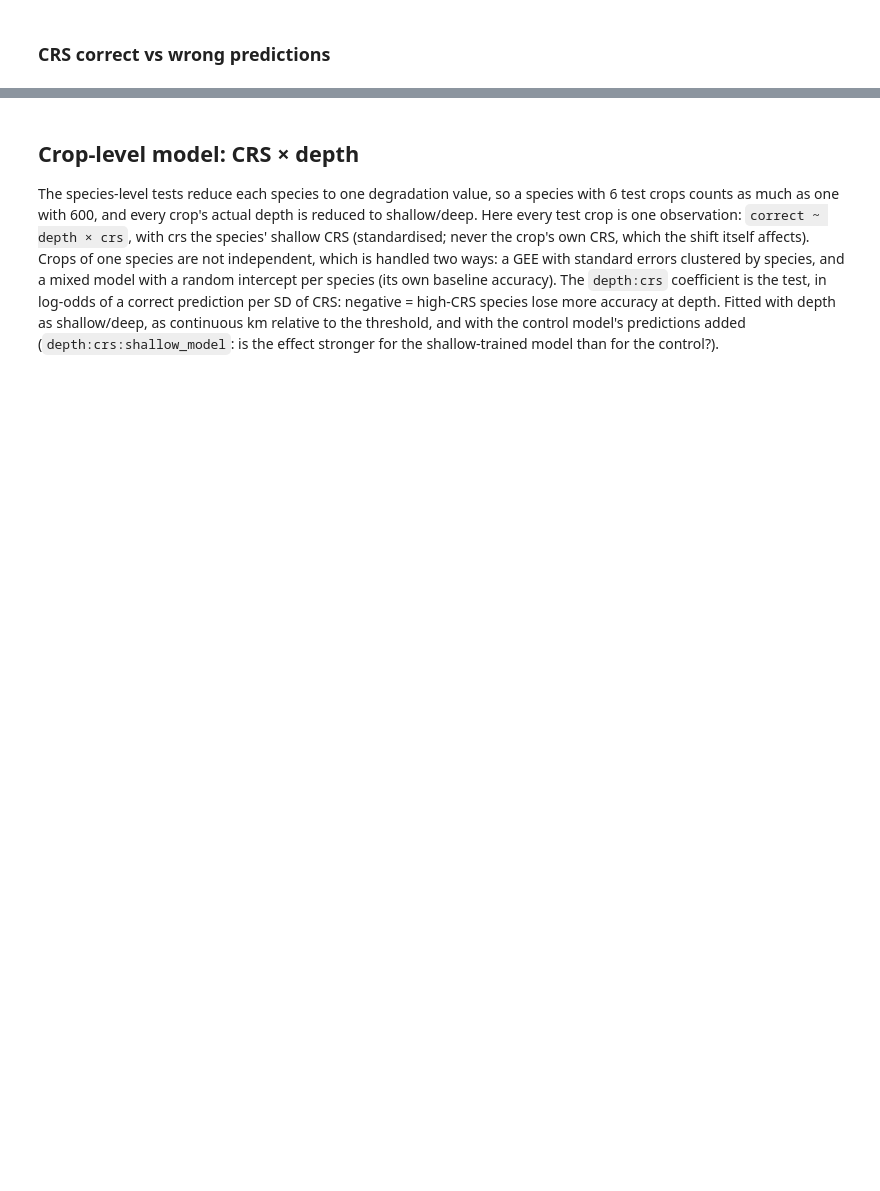
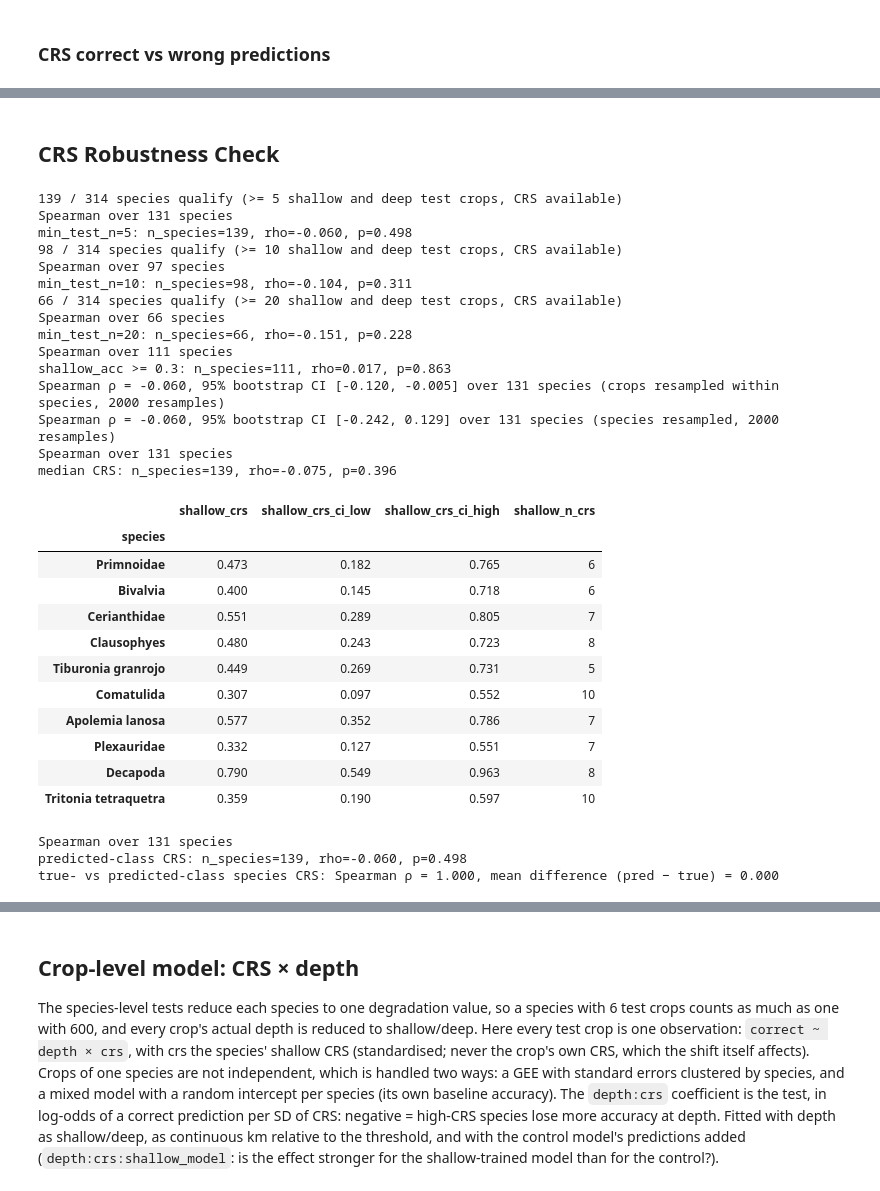
Before and after one commit to kay-asp/cv-project, a Jupyter notebook: analysis.ipynb, the cells around one changed output, grey strips where cells are left out. Saved outputs shown, nothing was run; the diff lists cells and outputs as text; code cells hidden in the pictures; blank space fills up the shorter version.

```diff
--- a/analysis.ipynb
+++ b/analysis.ipynb
@@ -94,0 +140,32 @@ analysis.plot_crs_vs_degradation(crs_scores, degradation, species=qualifying, rh
+# %%
+
+from scipy.stats import spearmanr, pearsonr
+import numpy as np
+
+q = per_species_df.loc[qualifying]
+
+# --- All-crop CRS (report section V-B and the last two rows of Table II) ---
+d = q[['shallow_all_crs', 'degradation', 'shallow_acc']].dropna()
+r, p = spearmanr(d['shallow_all_crs'], d['degradation'])
+print(f"All-crop CRS vs degradation: rho = {r:.3f}, p = {p:.3g}, n = {len(d)}")
+r, p = spearmanr(d['shallow_all_crs'], d['shallow_acc'])
+print(f"All-crop CRS vs shallow accuracy: rho = {r:.3f}, p = {p:.3g}")
+rk = d.rank()
+resid = lambda y, x: y - np.polyval(np.polyfit(x, y, 1), x)
+r, p = pearsonr(resid(rk['shallow_all_crs'], rk['shallow_acc']),
+                resid(rk['degradation'], rk['shallow_acc']))
+print(f"Partial (controlling for shallow accuracy): rho = {r:.3f}, p = {p:.3g}")
+
+# --- Table II row: species with at least 3 correctly classified shallow crops ---
+three = [s for s in qualifying if per_species_df.loc[s, 'shallow_n_crs'] >= 3]
+r, p = analysis.spearman_correlation(crs_scores, degradation, species=three)
+print(f">=3 correct shallow crops: rho = {r:.3f}, p = {p:.3g}")
+
+# --- Table III swap rows: mean per-species accuracy for each swap condition ---
+swap_preds = pd.read_csv(os.path.join(config.RESULTS_DIR, 'swap_predictions.csv'))  # loaded again in the swap section
+print(swap_preds.columns.tolist())
+sq = swap_preds[swap_preds['species'].isin(qualifying)]
+group_cols = [c for c in sq.columns
+              if sq[c].dtype == object and c not in ('species', 'pred') and 'donor' not in c]
+print(sq.groupby(group_cols + ['species'])['correct'].mean()
+        .groupby(group_cols).mean().round(3))
@@ -203,3 +215,5 @@ OSError: [Errno 107] Transport endpoint is not connected
+# %% [markdown]
+## CRS Robustness Check
 # %%
 # 1. Does the result depend on how many test crops a species needs?
 for n in [5, 10, 20]:
@@ -209,30 +223,65 @@ for n in [5, 10, 20]:
 
 # 2. Species the model barely recognises even in shallow water can't degrade much,
 #    which can hide a relationship. Re-run on species it learned reasonably well.
 learned = [s for s in qualifying if shallow_acc[s] >= 0.3]
 r, p = analysis.spearman_correlation(crs_scores, degradation, species=learned)
 print(f"shallow_acc >= 0.3: n_species={len(learned)}, rho={r:.3f}, p={p:.3f}")
 
 # 3. Species CRS from few crops is noisy: resample each species' crops for a CI on ρ
 boot_rho = analysis.bootstrap_spearman(shallow_ic[shallow_ic['correct']], degradation, species=qualifying)
+
+# 3b. Species are the unit of analysis: resample species (keeping each species' CRS and
+#     degradation together) for a CI on ρ, the same unit the intervention CIs resample
+boot_rho_species = analysis.bootstrap_spearman_species(crs_scores, degradation, species=qualifying)
 
 # 4. Median instead of mean CRS per species (less swayed by a few extreme crops)
 median_crs = per_species_df['shallow_crs_median'].dropna().to_dict()
 r, p = analysis.spearman_correlation(median_crs, degradation, species=qualifying)
 print(f"median CRS: n_species={len(qualifying)}, rho={r:.3f}, p={p:.3f}")
 
 # Widest per-species CRS intervals (the least certain species), from the train notebook's bootstrap
 crs_bootstrap = pd.read_csv(os.path.join(config.RESULTS_DIR, 'crs_bootstrap.csv'), index_col='species')
 ci_width = (crs_bootstrap['shallow_crs_ci_high'] - crs_bootstrap['shallow_crs_ci_low']).reindex(qualifying)
 display(crs_bootstrap.loc[ci_width.sort_values(ascending=False).index[:10],
                           ['shallow_crs', 'shallow_crs_ci_low', 'shallow_crs_ci_high', 'shallow_n_crs']].round(3))
 
 # 5. Predicted-class CRS: explain the species the model chose rather than the true one (differs only
 #    on wrong crops, whose true-class maps are weak and diffuse). Same test, and how close the two are
 pred_crs = per_species_df['shallow_crs_pred'].dropna().to_dict()
 r, p = analysis.spearman_correlation(pred_crs, degradation, species=qualifying)
 print(f"predicted-class CRS: n_species={len(qualifying)}, rho={r:.3f}, p={p:.3f}")
 agree = per_species_df.loc[qualifying, ['shallow_crs', 'shallow_crs_pred']].dropna()
 print(f"true- vs predicted-class species CRS: Spearman ρ = "
       f"{agree['shallow_crs'].corr(agree['shallow_crs_pred'], method='spearman'):.3f}, "
       f"mean difference (pred − true) = {(agree['shallow_crs_pred'] - agree['shallow_crs']).mean():.3f}")
+# %% [output]
+139 / 314 species qualify (>= 5 shallow and deep test crops, CRS available)
+Spearman over 131 species
+min_test_n=5: n_species=139, rho=-0.060, p=0.498
+98 / 314 species qualify (>= 10 shallow and deep test crops, CRS available)
+Spearman over 97 species
+min_test_n=10: n_species=98, rho=-0.104, p=0.311
+66 / 314 species qualify (>= 20 shallow and deep test crops, CRS available)
+Spearman over 66 species
+min_test_n=20: n_species=66, rho=-0.151, p=0.228
+Spearman over 111 species
+shallow_acc >= 0.3: n_species=111, rho=0.017, p=0.863
+Spearman ρ = -0.060, 95% bootstrap CI [-0.120, -0.005] over 131 species (crops resampled within species, 2000 resamples)
+Spearman ρ = -0.060, 95% bootstrap CI [-0.242, 0.129] over 131 species (species resampled, 2000 resamples)
+Spearman over 131 species
+median CRS: n_species=139, rho=-0.075, p=0.396
+|  | shallow_crs | shallow_crs_ci_low | shallow_crs_ci_high | shallow_n_crs |
+| species |  |  |  |  |
+| Primnoidae | 0.473 | 0.182 | 0.765 | 6 |
+| Bivalvia | 0.400 | 0.145 | 0.718 | 6 |
+| Cerianthidae | 0.551 | 0.289 | 0.805 | 7 |
+| Clausophyes | 0.480 | 0.243 | 0.723 | 8 |
+| Tiburonia granrojo | 0.449 | 0.269 | 0.731 | 5 |
+| Comatulida | 0.307 | 0.097 | 0.552 | 10 |
+| Apolemia lanosa | 0.577 | 0.352 | 0.786 | 7 |
+| Plexauridae | 0.332 | 0.127 | 0.551 | 7 |
+| Decapoda | 0.790 | 0.549 | 0.963 | 8 |
+| Tritonia tetraquetra | 0.359 | 0.190 | 0.597 | 10 |
+Spearman over 131 species
+predicted-class CRS: n_species=139, rho=-0.060, p=0.498
+true- vs predicted-class species CRS: Spearman ρ = 1.000, mean difference (pred − true) = 0.000
```
Also changed, not shown: parts of 35 cells of this notebook, 27 other files.
